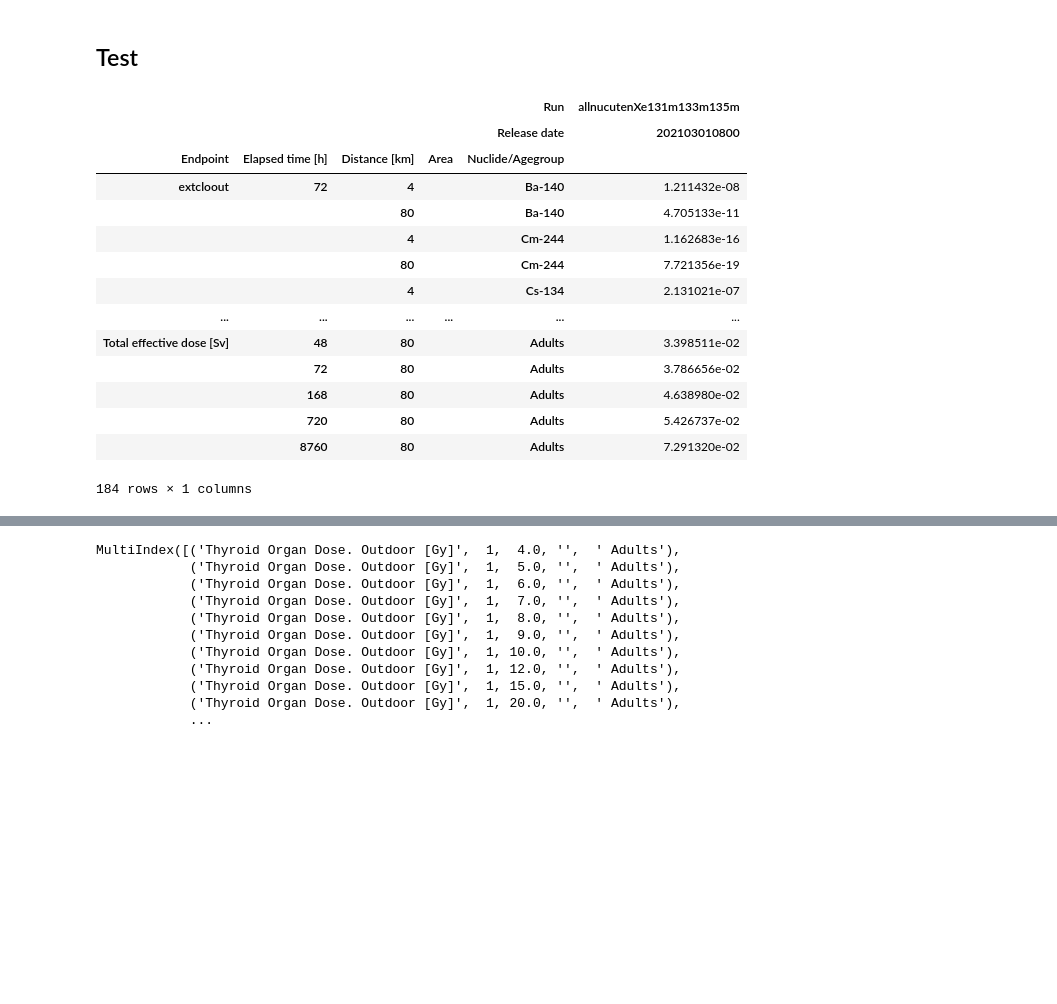
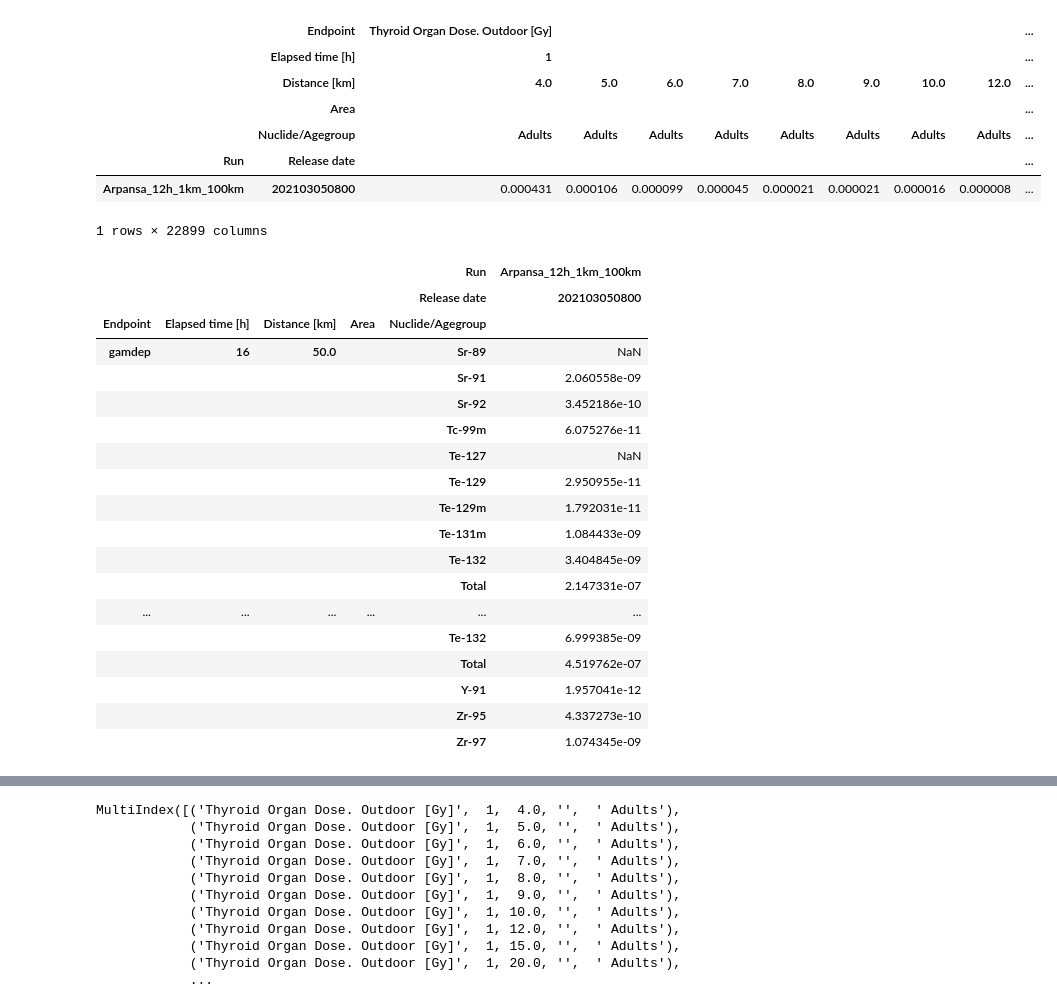
Before and after one commit to DSA-NO/BatchShpToTable, a Jupyter notebook: compare_nuklide.ipynb, the cells around one changed output, grey strips where cells are left out. Cells and saved outputs as stored; diff of their text form; code cells hidden in the pictures; blank space fills up the shorter version.

Commit message:
Revert "Kjeller tests"
This reverts commit 7456a45d73ccb00f005b46d6b766bbc0a1a315a7.

```diff
--- a/compare_nuklide.ipynb
+++ b/compare_nuklide.ipynb
@@ -32,29 +3,40 @@ df.to_excel("alla avstand.xlsx")
-# %% [markdown]
-## Test
 # %%
-df=pandas.read_pickle('full.pkl')
+df=pandas.read_pickle('nuklidetest.pkl')
 # %%
-df.transpose()
+df
 # %% [output]
-|  |  |  |  | Run | allnucutenXe131m133m135m |
-|  |  |  |  | Release date | 202103010800 |
-| Endpoint | Elapsed time [h] | Distance [km] | Area | Nuclide/Agegroup |  |
-| extcloout | 72 | 4 |  | Ba-140 | 1.211432e-08 |
-|  |  | 80 |  | Ba-140 | 4.705133e-11 |
-|  |  | 4 |  | Cm-244 | 1.162683e-16 |
-|  |  | 80 |  | Cm-244 | 7.721356e-19 |
-|  |  | 4 |  | Cs-134 | 2.131021e-07 |
-| ... | ... | ... | ... | ... | ... |
-| Total effective dose [Sv] | 48 | 80 |  | Adults | 3.398511e-02 |
-|  | 72 | 80 |  | Adults | 3.786656e-02 |
-|  | 168 | 80 |  | Adults | 4.638980e-02 |
-|  | 720 | 80 |  | Adults | 5.426737e-02 |
-|  | 8760 | 80 |  | Adults | 7.291320e-02 |
+|  | Endpoint | Thyroid Organ Dose. Outdoor [Gy] |  |  |  |  |  |  |  | ... |
+|  | Elapsed time [h] | 1 |  |  |  |  |  |  |  | ... |
+|  | Distance [km] | 4.0 | 5.0 | 6.0 | 7.0 | 8.0 | 9.0 | 10.0 | 12.0 | ... |
+|  | Area |  |  |  |  |  |  |  |  | ... |
+|  | Nuclide/Agegroup | Adults | Adults | Adults | Adults | Adults | Adults | Adults | Adults | ... |
+| Run | Release date |  |  |  |  |  |  |  |  | ... |
+| Arpansa_12h_1km_100km | 202103050800 | 0.000431 | 0.000106 | 0.000099 | 0.000045 | 0.000021 | 0.000021 | 0.000016 | 0.000008 | ... |
-184 rows × 1 columns
+1 rows × 22899 columns
 # %%
 df = df.reindex(            sorted(df.columns, key=lambda x: (x[0], x[1], x[2], x[3])), axis=1)
 dff= df.transpose()
-# dff.tail(50)
+dff.tail(50)
+# %% [output]
+|  |  |  |  | Run | Arpansa_12h_1km_100km |
+|  |  |  |  | Release date | 202103050800 |
+| Endpoint | Elapsed time [h] | Distance [km] | Area | Nuclide/Agegroup |  |
+| gamdep | 16 | 50.0 |  | Sr-89 | NaN |
+|  |  |  |  | Sr-91 | 2.060558e-09 |
+|  |  |  |  | Sr-92 | 3.452186e-10 |
+|  |  |  |  | Tc-99m | 6.075276e-11 |
+|  |  |  |  | Te-127 | NaN |
+|  |  |  |  | Te-129 | 2.950955e-11 |
+|  |  |  |  | Te-129m | 1.792031e-11 |
+|  |  |  |  | Te-131m | 1.084433e-09 |
+|  |  |  |  | Te-132 | 3.404845e-09 |
+|  |  |  |  | Total | 2.147331e-07 |
+| ... | ... | ... | ... | ... | ... |
+|  |  |  |  | Te-132 | 6.999385e-09 |
+|  |  |  |  | Total | 4.519762e-07 |
+|  |  |  |  | Y-91 | 1.957041e-12 |
+|  |  |  |  | Zr-95 | 4.337273e-10 |
+|  |  |  |  | Zr-97 | 1.074345e-09 |
 # %%
 d2 = dff.reset_index()
 d2.to_excel("test2.xlsx")
```
Also changed, not shown: parts of 10 cells of this notebook, 2 other files.
